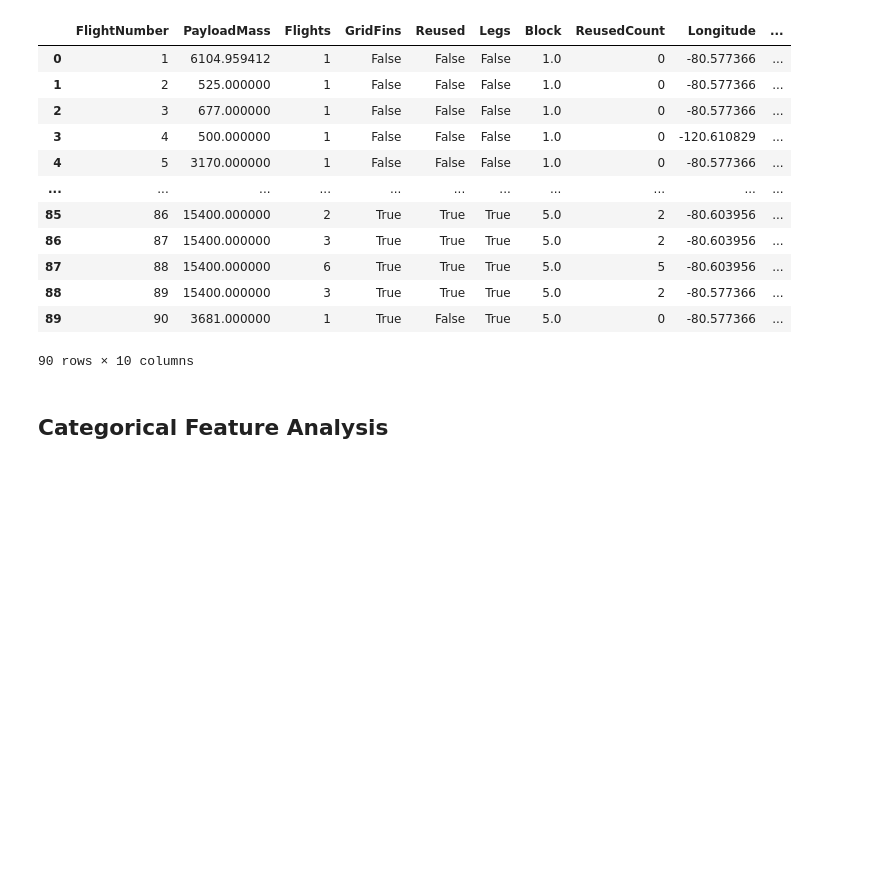
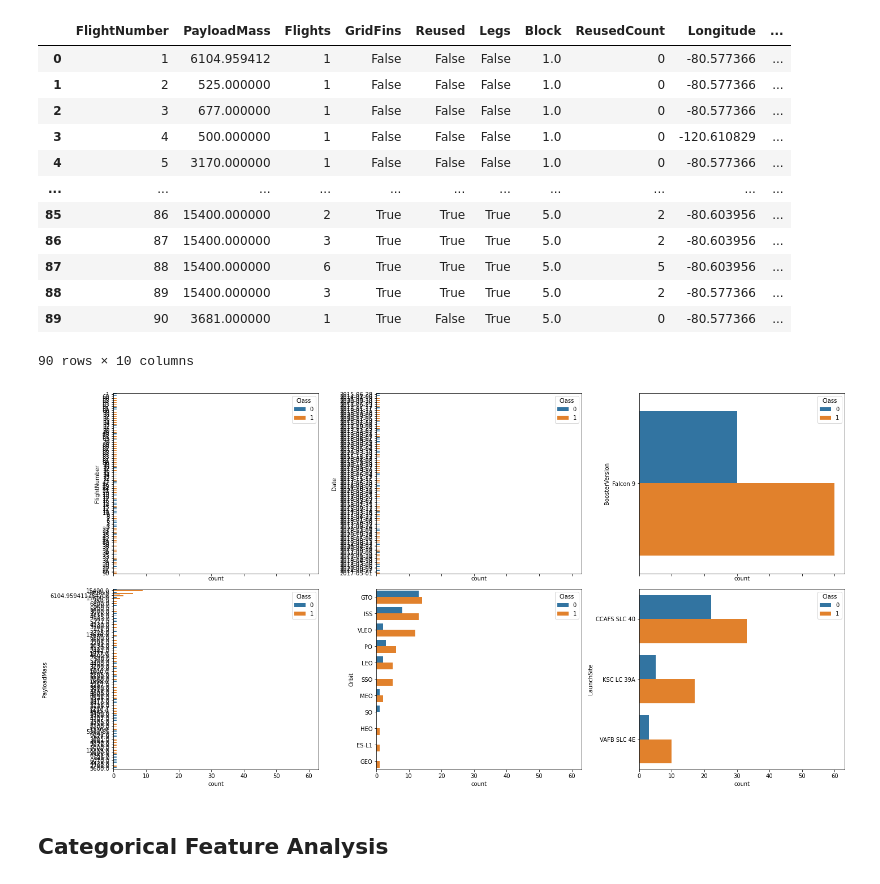
Before and after one commit to chiakl/spacex, a Jupyter notebook: spacex.ipynb, the cells around one changed output. Cells and saved outputs as stored; diff of their text form; code cells hidden in the pictures; blank space fills up the shorter version.

```diff
--- a/spacex.ipynb
+++ b/spacex.ipynb
@@ -158,6 +158,19 @@ num
 | 88 | 89 | 15400.000000 | 3 | True | True | True | 5.0 | 2 | -80.577366 | ... |
 | 89 | 90 | 3681.000000 | 1 | True | False | True | 5.0 | 0 | -80.577366 | ... |
 90 rows × 10 columns
+# %%
+fig, axes =plt.subplots(2,3, figsize=(20,10), sharex=True)
+axes = axes.flatten()
+
+for ax, col in zip(axes, df):
+    sns.countplot(y=col, hue='Class', data=df, ax=ax, order = df[col].value_counts().index)
+
+plt.tight_layout()
+plt.show()
+
+#added by Kylin
+# %% [output]
+[figure, added]
 # %% [markdown]
 ## Categorical Feature Analysis
 # %%
```
Also changed, not shown: parts of 8 cells of this notebook.
